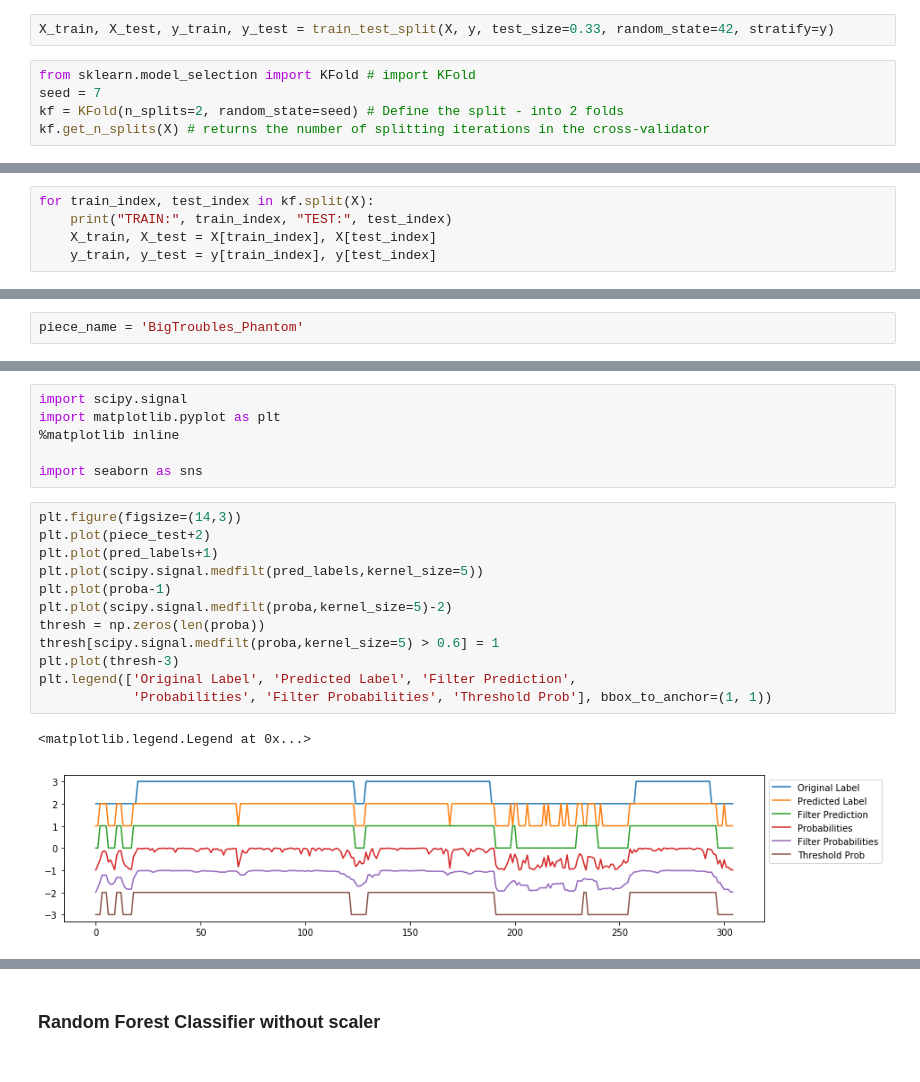
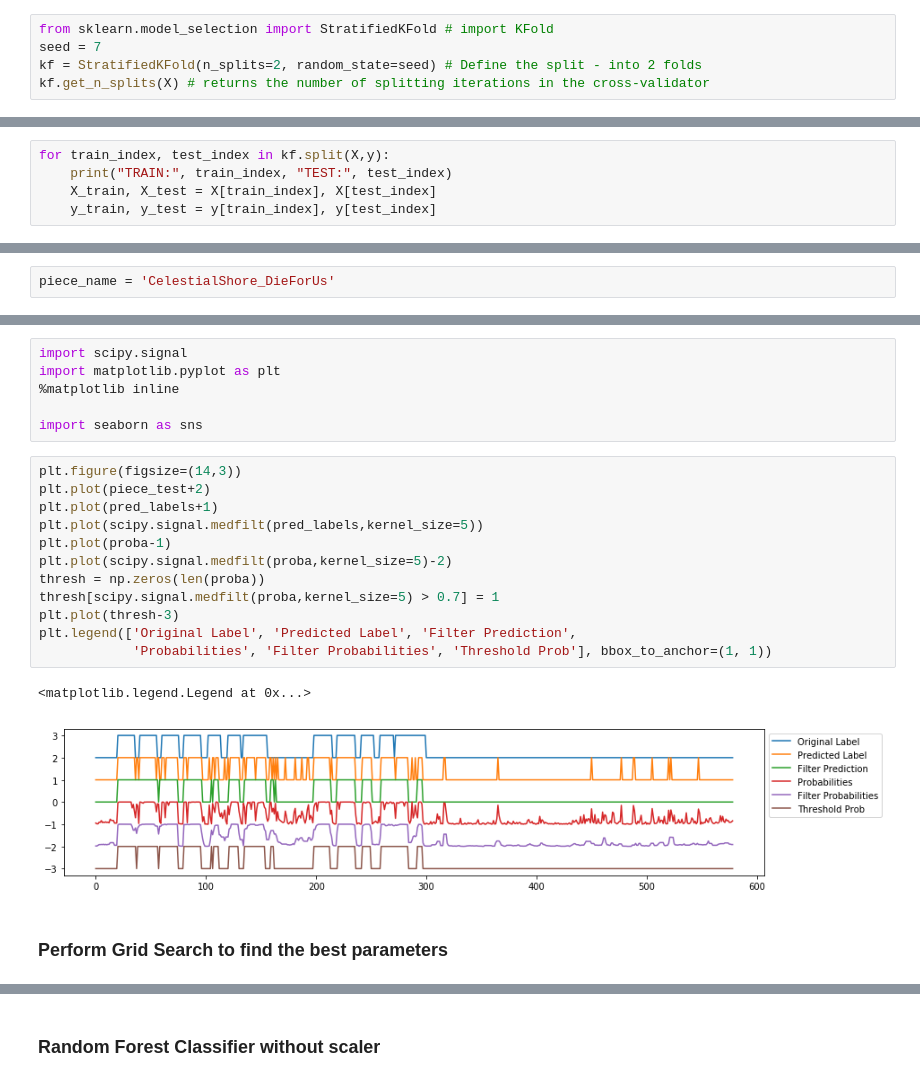
Before and after one commit to shayenne/vocaldetection, a Jupyter notebook: scripts/TrainModels_SVD_VGGish.ipynb, the cells around one changed output, grey strips where cells are left out. Saved outputs shown, nothing was run; the diff lists cells and outputs as text.

```diff
--- a/scripts/TrainModels_SVD_VGGish.ipynb
+++ b/scripts/TrainModels_SVD_VGGish.ipynb
@@ -112,9 +81,7 @@ from matplotlib import pyplot as plt
-# %%
-X_train, X_test, y_train, y_test = train_test_split(X, y, test_size=0.33, random_state=42, stratify=y)
 # %%
-from sklearn.model_selection import KFold # import KFold
+from sklearn.model_selection import StratifiedKFold # import KFold
 seed = 7
-kf = KFold(n_splits=2, random_state=seed) # Define the split - into 2 folds
+kf = StratifiedKFold(n_splits=2, random_state=seed) # Define the split - into 2 folds
 kf.get_n_splits(X) # returns the number of splitting iterations in the cross-validator
 # %% [output]
 2
@@ -122,7 +89,7 @@ kf.get_n_splits(X) # returns the number of splitting iterations in the cross-val
 # Shuffle dataframe to avoid use frames of same music on test
 ### df.sample(frac=1).reset_index(drop=True)
 # %%
-for train_index, test_index in kf.split(X):
+for train_index, test_index in kf.split(X,y):
     print("TRAIN:", train_index, "TEST:", test_index)
     X_train, X_test = X[train_index], X[test_index]
     y_train, y_test = y[train_index], y[test_index]
@@ -291,7 +216,7 @@ print(cm)
 # %% [markdown]
 # Testing on one piece
 # %%
-piece_name = 'BigTroubles_Phantom'
+piece_name = 'CelestialShore_DieForUs'
 # %%
 vggish = pd.read_csv(VGGish_PATH+piece_name+"_VGGish_PCA.csv",index_col=None, header=None)
 vggish = vggish.values
@@ -323,15 +248,17 @@ import seaborn as sns
 # %%
 plt.figure(figsize=(14,3))
 plt.plot(piece_test+2)
 plt.plot(pred_labels+1)
 plt.plot(scipy.signal.medfilt(pred_labels,kernel_size=5))
 plt.plot(proba-1)
 plt.plot(scipy.signal.medfilt(proba,kernel_size=5)-2)
 thresh = np.zeros(len(proba))
-thresh[scipy.signal.medfilt(proba,kernel_size=5) > 0.6] = 1
+thresh[scipy.signal.medfilt(proba,kernel_size=5) > 0.7] = 1
 plt.plot(thresh-3)
 plt.legend(['Original Label', 'Predicted Label', 'Filter Prediction',
             'Probabilities', 'Filter Probabilities', 'Threshold Prob'], bbox_to_anchor=(1, 1))
 # %% [output]
 <matplotlib.legend.Legend at 0x...>
-[figure, old version]
+[figure, new version]
+# %% [markdown]
+### Perform Grid Search to find the best parameters
```
Also changed, not shown: parts of 43 cells of this notebook, 4 other files.
